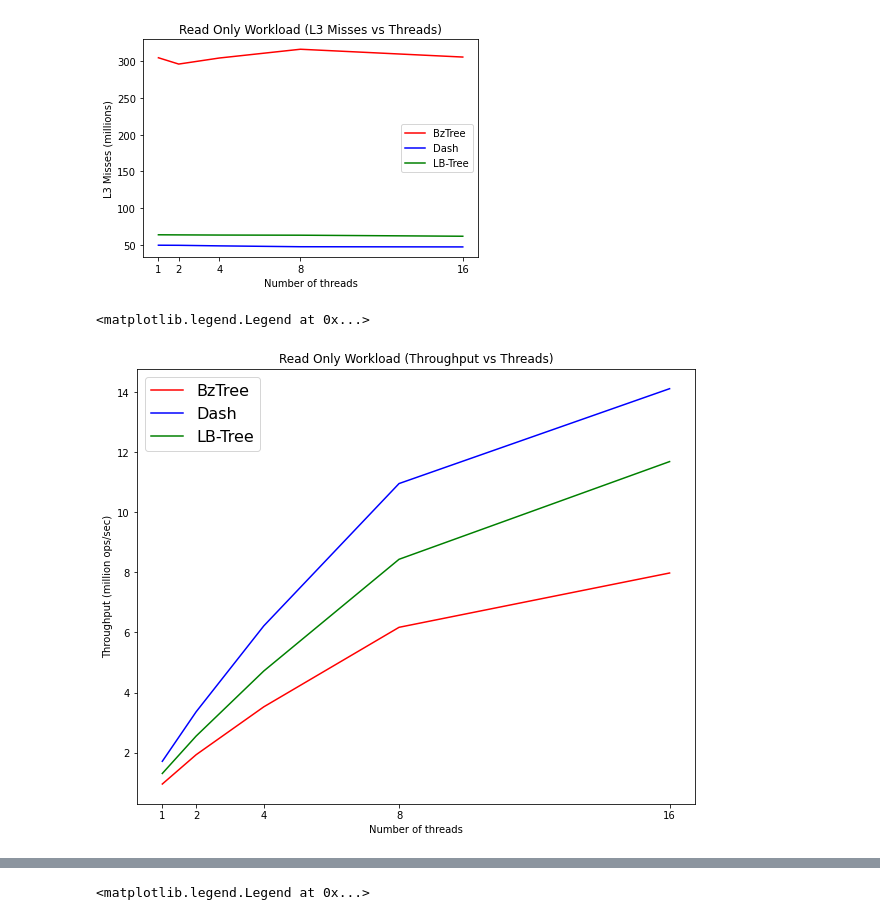
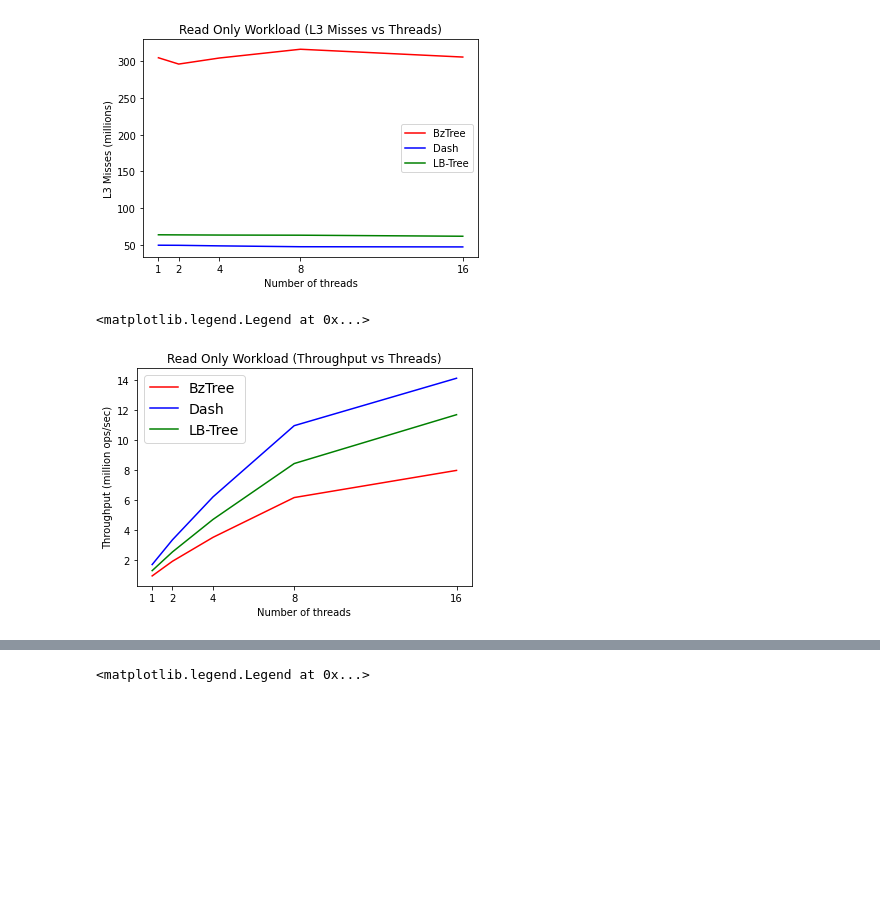
Before and after one commit to nisargshah95/Comparison-of-Indexes-for-PMem, a Jupyter notebook: CS764.ipynb, the cells around one changed output, grey strips where cells are left out. Saved outputs shown, nothing was run; the diff lists cells and outputs as text; code cells hidden in the pictures; blank space fills up the shorter version.

Commit message:
Add %tile latency graphs at the end * Change size of plots to fit in slides (remove figsize(10,8))

```diff
--- a/CS764.ipynb
+++ b/CS764.ipynb
@@ -8,7 +8,7 @@ colors = ['red', 'blue', 'green']
 xlabel = 'Number of threads'
 lat_ylabel = 'Latency (us)'
 tp_ylabel = 'Throughput (million ops/sec)'
-legend_prop={'size': 16}
+legend_prop={'size': 14}
 
 dash_0_tp = [1.709836,3.358718,6.219043,10.959995,14.119449]
 dash_0_p50 = [236,238,257,285,405]
@@ -46,6 +46,35 @@ lbtree_50_l3 = [68.168272,69.469445,69.139906,68.912775,67.703740]
 bztree_0_l3 = [304.882450,296.274525,304.517481,316.477723,305.837922]
 bztree_10_l3 = [344.967592,337.555476,344.603860,358.431694,348.364762]
 bztree_50_l3 = [536.714007,519.173596,528.248164,536.339201,535.472504]
+
+# 99.9, 99.99 and 99.999% latency tile data
+dash_0_p99_9 = [680,686,709,754,923]
+dash_0_p99_99 = [2519,14957,3059,15433,5305]
+dash_0_p99_999 = [15339,16484,16040,16914,16608]
+dash_10_p99_9 = [705,765,798,806,992]
+dash_10_p99_99 = [2523,15069,15206,15449,4638]
+dash_10_p99_999 = [15460,16536,16361,16986,16427]
+dash_50_p99_9 = [50288,50499,52765,911,1184]
+dash_50_p99_99 = [51687,52829,56330,15761,4924]
+dash_50_p99_999 = [264041,273798,529681,17085,16488]
+lbtree_0_p99_9 = [877,878,878,880,903]
+lbtree_0_p99_99 = [4410,4342,4348,4377,4323]
+lbtree_0_p99_999 = [15828,15852,15860,15957,15823]
+lbtree_10_p99_9 = [1484,1538,1648,1802,2172]
+lbtree_10_p99_99 = [4594,16231,16371,16592,8655]
+lbtree_10_p99_999 = [16041,17104,17099,17508,17617]
+lbtree_50_p99_9 = [1623,1687,1782,1883,2286]
+lbtree_50_p99_99 = [5419,16443,16526,5886,8091]
+lbtree_50_p99_999 = [16185,17673,17500,17459,17708]
+bztree_0_p99_9 = [1376,1671,1804,1901,2803]
+bztree_0_p99_99 = [15986,16650,16684,16855,15573]
+bztree_0_p99_999 = [16538,17259,17410,20669,185548]
+bztree_10_p99_9 = [22029,22132,23325,25551,34941]
+bztree_10_p99_99 = [28217,28689,30297,39598,45967]
+bztree_10_p99_999 = [235072,250963,306801,705184,701119]
+bztree_50_p99_9 = [23101,23394,24995,26979,35386]
+bztree_50_p99_99 = [49788,41667,48042,230215,418067]
+bztree_50_p99_999 = [338350,2177667,1256473,746016,756065]
 # %%
 # READ ONLY - L3 MISSES VS THREADS (ACROSS TREES)
 
@@ -65,19 +94,19 @@ plt.legend(handles=[bzReadOnlyLine, dReadOnlyLine, lReadOnlyLine])
 # %%
 # READ ONLY - THROUGHPUT VS THREADS (ACROSS TREES)
 
-plt.figure(figsize=(10,8))
+plt.figure()
 bzReadOnlyLine, = plt.plot(threads, bztree_0_tp, color=colors[0], label = 'BzTree')
 dReadOnlyLine, = plt.plot(threads, dash_0_tp, color=colors[1], label = 'Dash')
 lReadOnlyLine, = plt.plot(threads, lbtree_0_tp, color=colors[2], label = 'LB-Tree')
 
 plt.xlabel(xlabel)
 plt.xticks(threads)
 plt.ylabel(tp_ylabel)
 plt.title('Read Only Workload (Throughput vs Threads)')
 plt.legend(handles=[bzReadOnlyLine, dReadOnlyLine, lReadOnlyLine], prop=legend_prop)
 # %% [output]
 <matplotlib.legend.Legend at 0x...>
-[figure, old version]
+[figure, new version]
 # %%
 # 10% WRITE - THROUGHPUT VS THREADS (ACROSS TREES)
 
```
Also changed, not shown: parts of 8 cells of this notebook.
